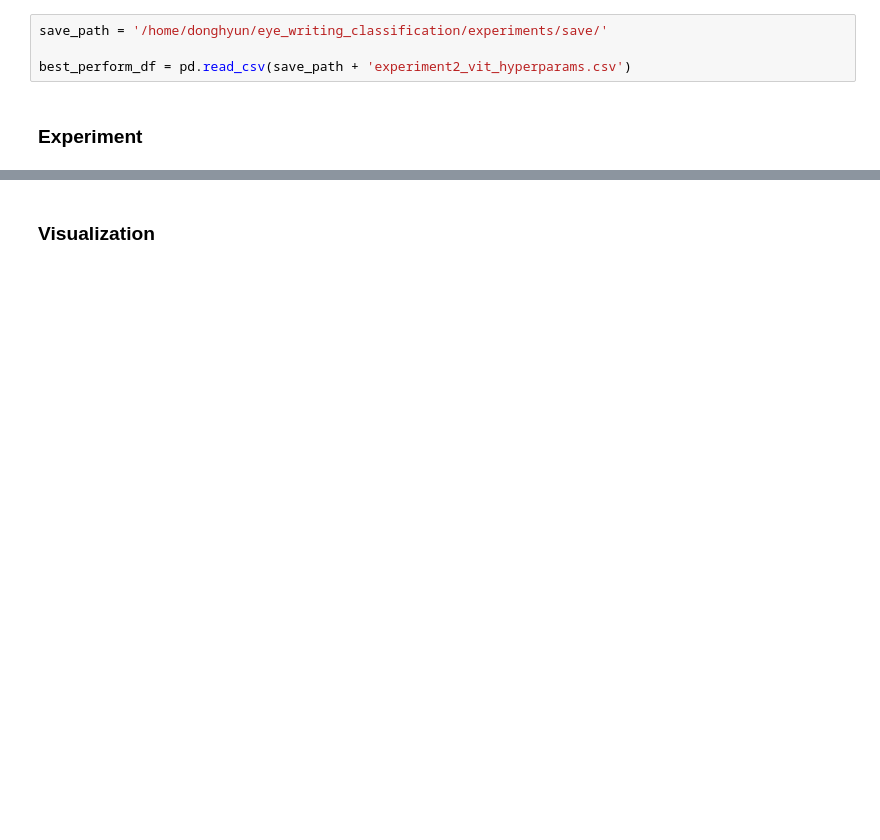
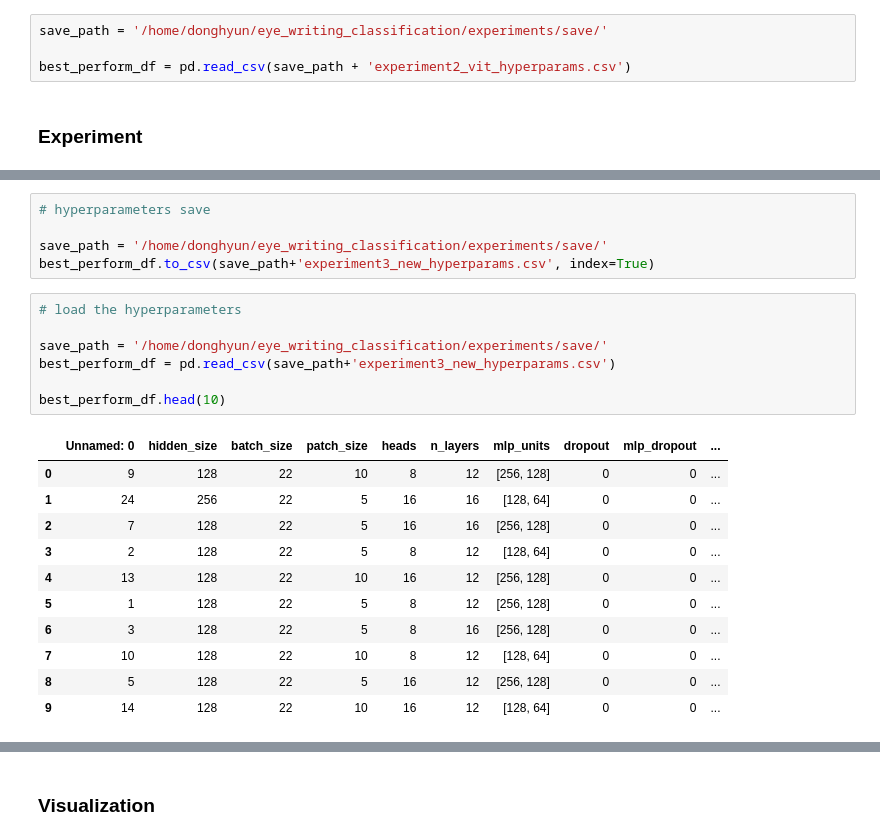
Before and after one commit to abs-git/Eye_written_character_preprocessing, a Jupyter notebook: eog_classification_v2/experiments/experiment3.ipynb, the cells around one changed output, grey strips where cells are left out. Cells and saved outputs as stored; diff of their text form; blank space fills up the shorter version.

```diff
--- a/eog_classification_v2/experiments/experiment3.ipynb
+++ b/eog_classification_v2/experiments/experiment3.ipynb
@@ -120,0 +165,24 @@ with open(save_path + 'experiment3_Hybrid_results.json', 'w') as f:
+# %%
+# hyperparameters save
+
+save_path = '/home/donghyun/eye_writing_classification/experiments/save/'
+best_perform_df.to_csv(save_path+'experiment3_new_hyperparams.csv', index=True)
+# %%
+# load the hyperparameters
+
+save_path = '/home/donghyun/eye_writing_classification/experiments/save/'
+best_perform_df = pd.read_csv(save_path+'experiment3_new_hyperparams.csv')
+
+best_perform_df.head(10)
+# %% [output]
+|  | Unnamed: 0 | hidden_size | batch_size | patch_size | heads | n_layers | mlp_units | dropout | mlp_dropout | ... |
+| 0 | 9 | 128 | 22 | 10 | 8 | 12 | [256, 128] | 0 | 0 | ... |
+| 1 | 24 | 256 | 22 | 5 | 16 | 16 | [128, 64] | 0 | 0 | ... |
+| 2 | 7 | 128 | 22 | 5 | 16 | 16 | [256, 128] | 0 | 0 | ... |
+| 3 | 2 | 128 | 22 | 5 | 8 | 12 | [128, 64] | 0 | 0 | ... |
+| 4 | 13 | 128 | 22 | 10 | 16 | 12 | [256, 128] | 0 | 0 | ... |
+| 5 | 1 | 128 | 22 | 5 | 8 | 12 | [256, 128] | 0 | 0 | ... |
+| 6 | 3 | 128 | 22 | 5 | 8 | 16 | [256, 128] | 0 | 0 | ... |
+| 7 | 10 | 128 | 22 | 10 | 8 | 12 | [128, 64] | 0 | 0 | ... |
+| 8 | 5 | 128 | 22 | 5 | 16 | 12 | [256, 128] | 0 | 0 | ... |
+| 9 | 14 | 128 | 22 | 10 | 16 | 12 | [128, 64] | 0 | 0 | ... |
```
Also changed, not shown: parts of 17 cells of this notebook, 6 other files.
